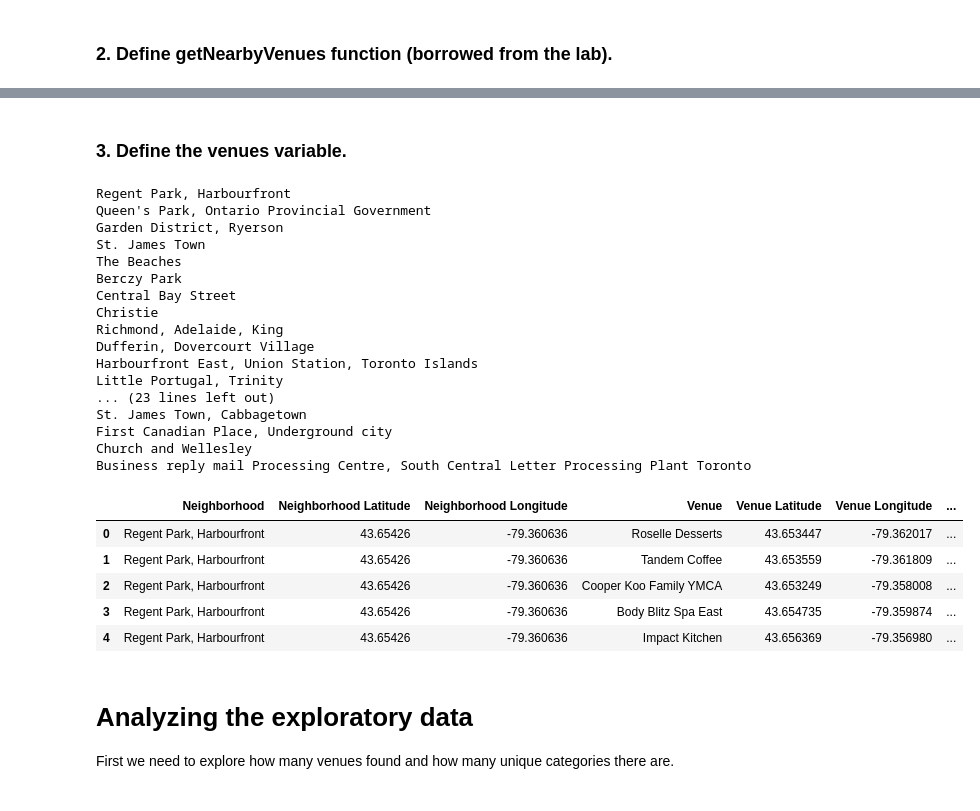
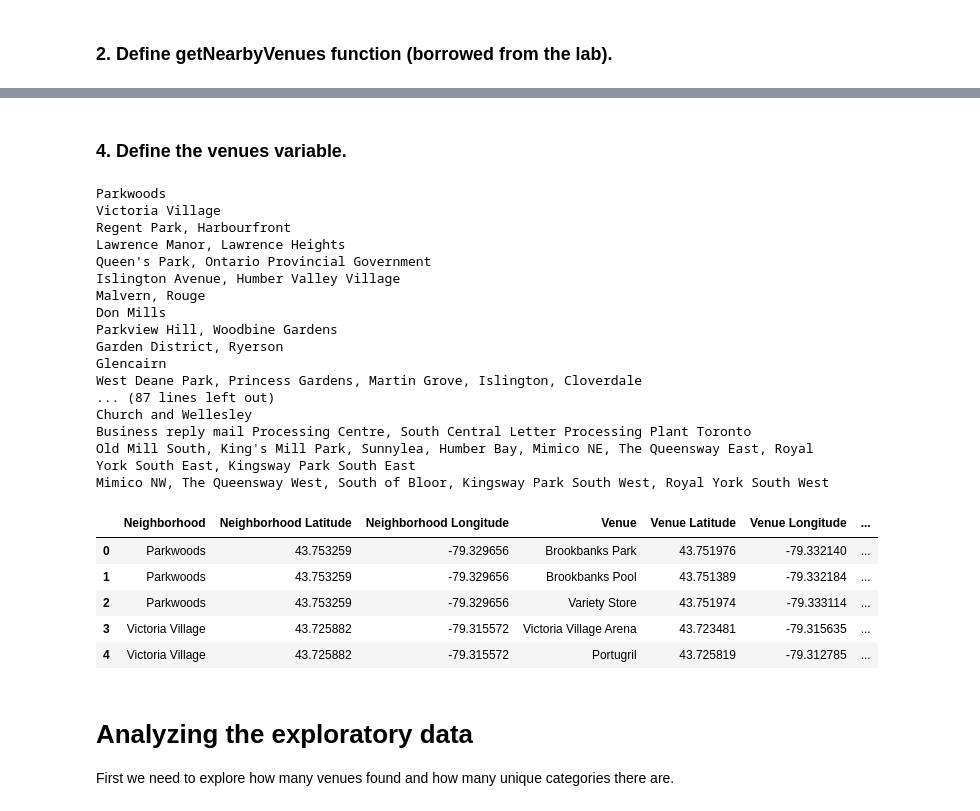
Before and after one commit to devkarim/Coursera_Capstone, a Jupyter notebook: Segmenting and Clustering Assignment/segmenting_and_clustering.ipynb, the cells around one changed output, grey strips where cells are left out. Cells and saved outputs as stored; diff of their text form; code cells hidden in the pictures.

```diff
--- a/Segmenting and Clustering Assignment/segmenting_and_clustering.ipynb
+++ b/Segmenting and Clustering Assignment/segmenting_and_clustering.ipynb
@@ -105,17 +105,15 @@ Time to explore our dataset we generated. There are some steps first before gett
 # %% [markdown]
 ### 1. Define Foursquare Credentials.
 # %%
-CLIENT_ID = 'REDACTED'
-CLIENT_SECRET = 'REDACTED'
+CLIENT_ID = 'CH4WIJGKRIAWASFEHPBMMZ0KTMHNK5452UANX2XDD3ELKNCU'
+CLIENT_SECRET = 'IS04REXKHWFXKY25DIEQV24SMO4YYYIBVVRSD3HAUMN3QCUE'
 VERSION = '20180605'
 # %% [markdown]
 ### 2. Define getNearbyVenues function (borrowed from the lab).
 # %%
-def getNearbyVenues(boroughs, names, latitudes, longitudes, radius=500, limit=100):
+def getNearbyVenues(names, latitudes, longitudes, radius=500, limit=100):
     venues_list = []
-    for borough, name, lat, lng in zip(boroughs, names, latitudes, longitudes):
-        if "toronto" not in borough.lower():
-            continue
+    for name, lat, lng in zip(names, latitudes, longitudes):
         print(name)
         # create the API request URL
         url = 'https://api.foursquare.com/v2/venues/explore?&client_id={}&client_secret={}&v={}&ll={},{}&radius={}&limit={}'.format(
@@ -131,7 +129,7 @@ def getNearbyVenues(boroughs, names, latitudes, longitudes, radius=500, limit=10
             try:
                 results = requests.get(url).json()["response"]['groups'][0]['items']
                 break
-            except (e):
+            except Exception as e:
                 print(e)
         # return only relevant information for each nearby venue
         venues_list.append([(
@@ -154,32 +164,32 @@ def getNearbyVenues(boroughs, names, latitudes, longitudes, radius=500, limit=10
 # %% [markdown]
-### 3. Define the venues variable.
+### 4. Define the venues variable.
 # %%
-toronto_venues = getNearbyVenues(boroughs=new_df["Borough"], names=new_df['Neighborhood'], latitudes=new_df['Latitude'], longitudes=new_df['Longitude'])
+toronto_venues = getNearbyVenues(names=new_df['Neighborhood'], latitudes=new_df['Latitude'], longitudes=new_df['Longitude'])
 toronto_venues.head()
 # %% [output]
+Parkwoods
+Victoria Village
 Regent Park, Harbourfront
+Lawrence Manor, Lawrence Heights
 Queen's Park, Ontario Provincial Government
+Islington Avenue, Humber Valley Village
+Malvern, Rouge
+Don Mills
+Parkview Hill, Woodbine Gardens
 Garden District, Ryerson
-St. James Town
-The Beaches
-Berczy Park
-Central Bay Street
-Christie
-Richmond, Adelaide, King
-Dufferin, Dovercourt Village
-Harbourfront East, Union Station, Toronto Islands
-Little Portugal, Trinity
-... (23 lines left out)
-St. James Town, Cabbagetown
-First Canadian Place, Underground city
+Glencairn
+West Deane Park, Princess Gardens, Martin Grove, Islington, Cloverdale
+... (87 lines left out)
 Church and Wellesley
 Business reply mail Processing Centre, South Central Letter Processing Plant Toronto
+Old Mill South, King's Mill Park, Sunnylea, Humber Bay, Mimico NE, The Queensway East, Royal York South East, Kingsway Park South East
+Mimico NW, The Queensway West, South of Bloor, Kingsway Park South West, Royal York South West
 |  | Neighborhood | Neighborhood Latitude | Neighborhood Longitude | Venue | Venue Latitude | Venue Longitude | ... |
-| 0 | Regent Park, Harbourfront | 43.65426 | -79.360636 | Roselle Desserts | 43.653447 | -79.362017 | ... |
-| 1 | Regent Park, Harbourfront | 43.65426 | -79.360636 | Tandem Coffee | 43.653559 | -79.361809 | ... |
-| 2 | Regent Park, Harbourfront | 43.65426 | -79.360636 | Cooper Koo Family YMCA | 43.653249 | -79.358008 | ... |
-| 3 | Regent Park, Harbourfront | 43.65426 | -79.360636 | Body Blitz Spa East | 43.654735 | -79.359874 | ... |
-| 4 | Regent Park, Harbourfront | 43.65426 | -79.360636 | Impact Kitchen | 43.656369 | -79.356980 | ... |
+| 0 | Parkwoods | 43.753259 | -79.329656 | Brookbanks Park | 43.751976 | -79.332140 | ... |
+| 1 | Parkwoods | 43.753259 | -79.329656 | Brookbanks Pool | 43.751389 | -79.332184 | ... |
+| 2 | Parkwoods | 43.753259 | -79.329656 | Variety Store | 43.751974 | -79.333114 | ... |
+| 3 | Victoria Village | 43.725882 | -79.315572 | Victoria Village Arena | 43.723481 | -79.315635 | ... |
+| 4 | Victoria Village | 43.725882 | -79.315572 | Portugril | 43.725819 | -79.312785 | ... |
 # %% [markdown]
 # Analyzing the exploratory data
 
```
Also changed, not shown: parts of 25 cells of this notebook.
